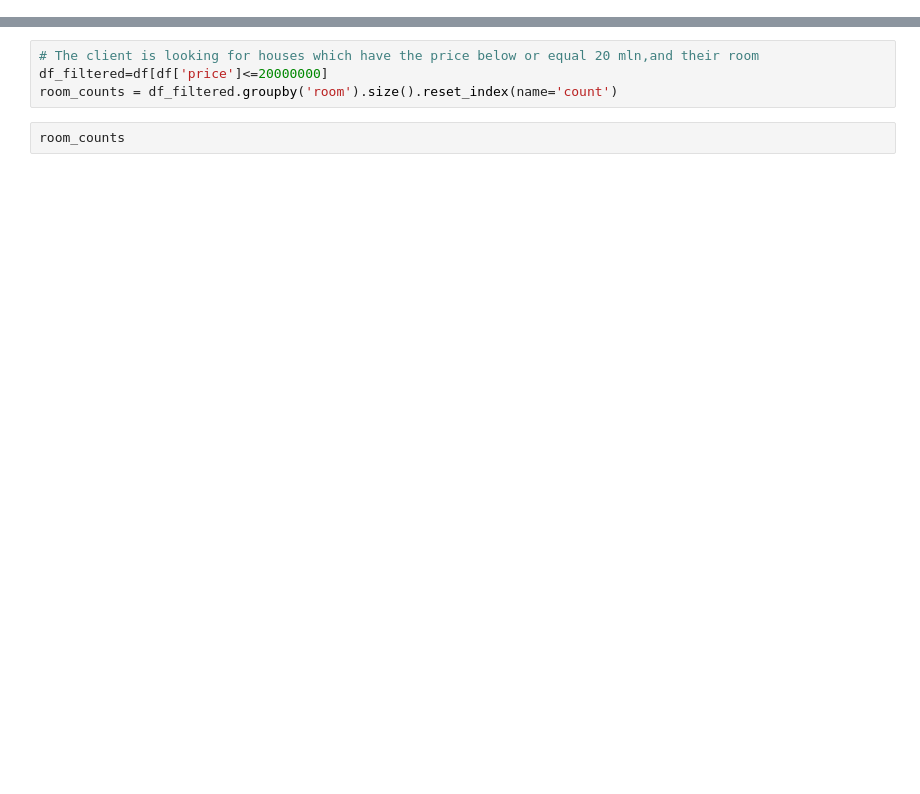
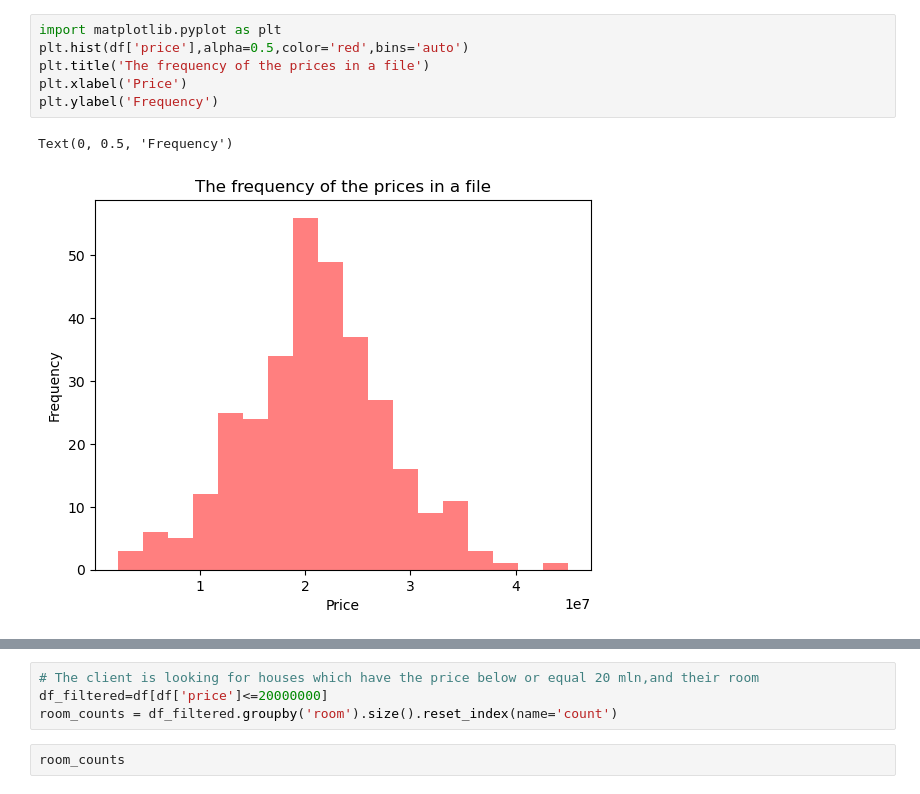
Before and after one commit to gulaiymberdibek/krisha.kz-houses, a Jupyter notebook: Talgar_houses_analysis.ipynb, the cells around one changed output, grey strips where cells are left out. Cells and saved outputs as stored; diff of their text form; blank space fills up the shorter version.

```diff
--- a/Talgar_houses_analysis.ipynb
+++ b/Talgar_houses_analysis.ipynb
@@ -32,2 +80,11 @@ room
 5      1
 dtype: int64
+# %%
+import matplotlib.pyplot as plt
+plt.hist(df['price'],alpha=0.5,color='red',bins='auto')
+plt.title('The frequency of the prices in a file')
+plt.xlabel('Price')
+plt.ylabel('Frequency')
+# %% [output]
+Text(0, 0.5, 'Frequency')
+[figure, added]
```
Also changed, not shown: parts of 40 cells of this notebook, 1 other file.
